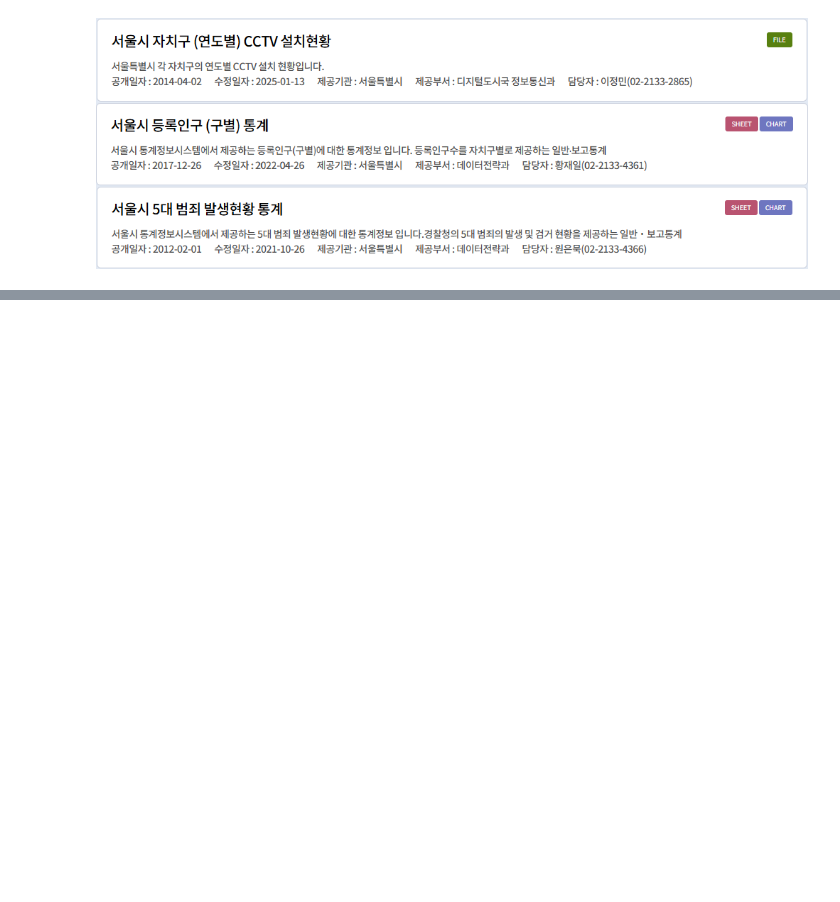
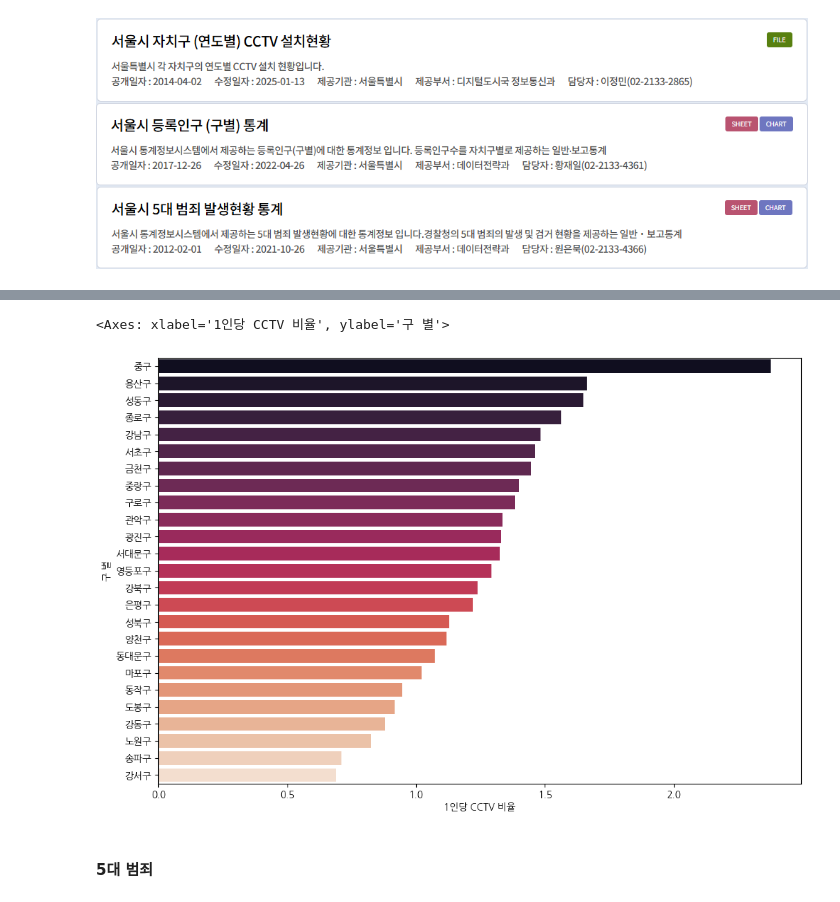
Before and after one commit to joonwoolee-kr/pandassource, a Jupyter notebook: seoul.ipynb, the cells around one changed output, grey strips where cells are left out. Saved outputs shown, nothing was run; the diff lists cells and outputs as text; code cells hidden in the pictures; blank space fills up the shorter version.

```diff
--- a/seoul.ipynb
+++ b/seoul.ipynb
@@ -41,0 +339,8 @@ cctv_df
+# %%
+plt.figure(figsize=(12, 8))
+sns.barplot(data=merge_df, x="1인당 CCTV 비율", y=merge_df.index, order=merge_df["1인당 CCTV 비율"].sort_values(ascending=False).index, palette="rocket")
+# %% [output]
+<Axes: xlabel='1인당 CCTV 비율', ylabel='구 별'>
+[figure, added]
+# %% [markdown]
+#### 5대 범죄
```
Also changed, not shown: parts of 48 cells of this notebook, 4 other files.
